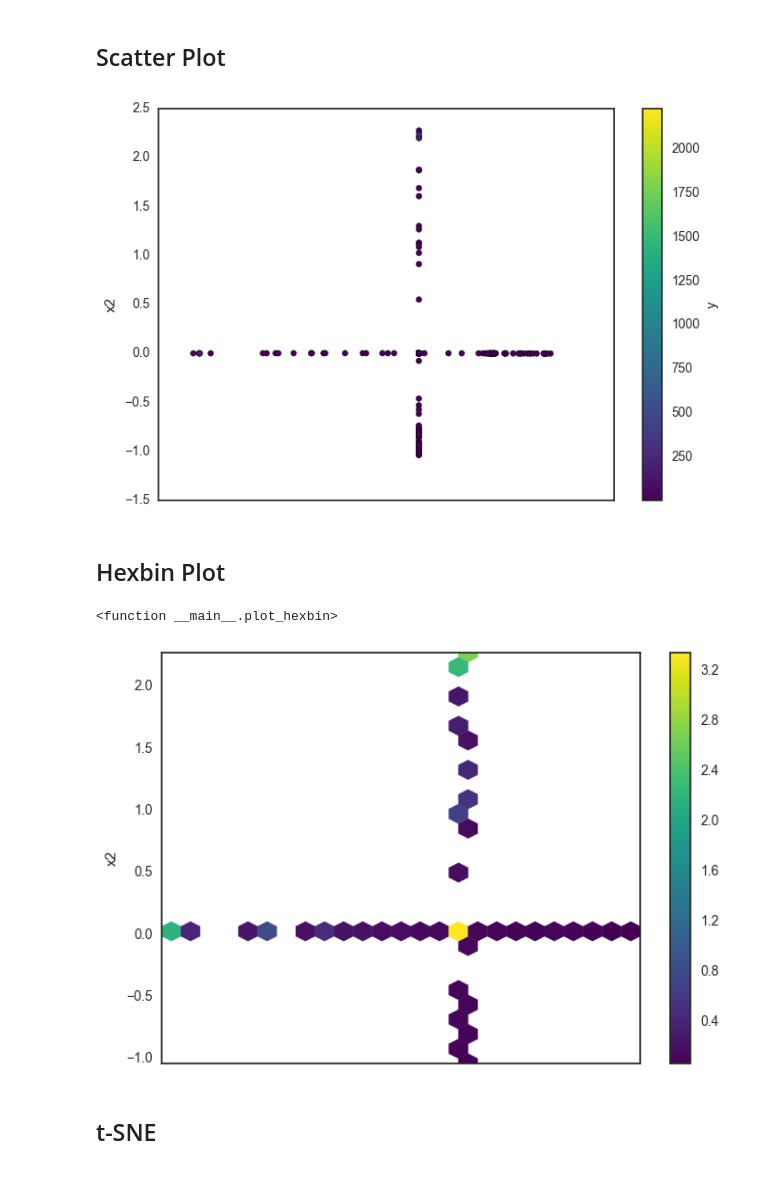
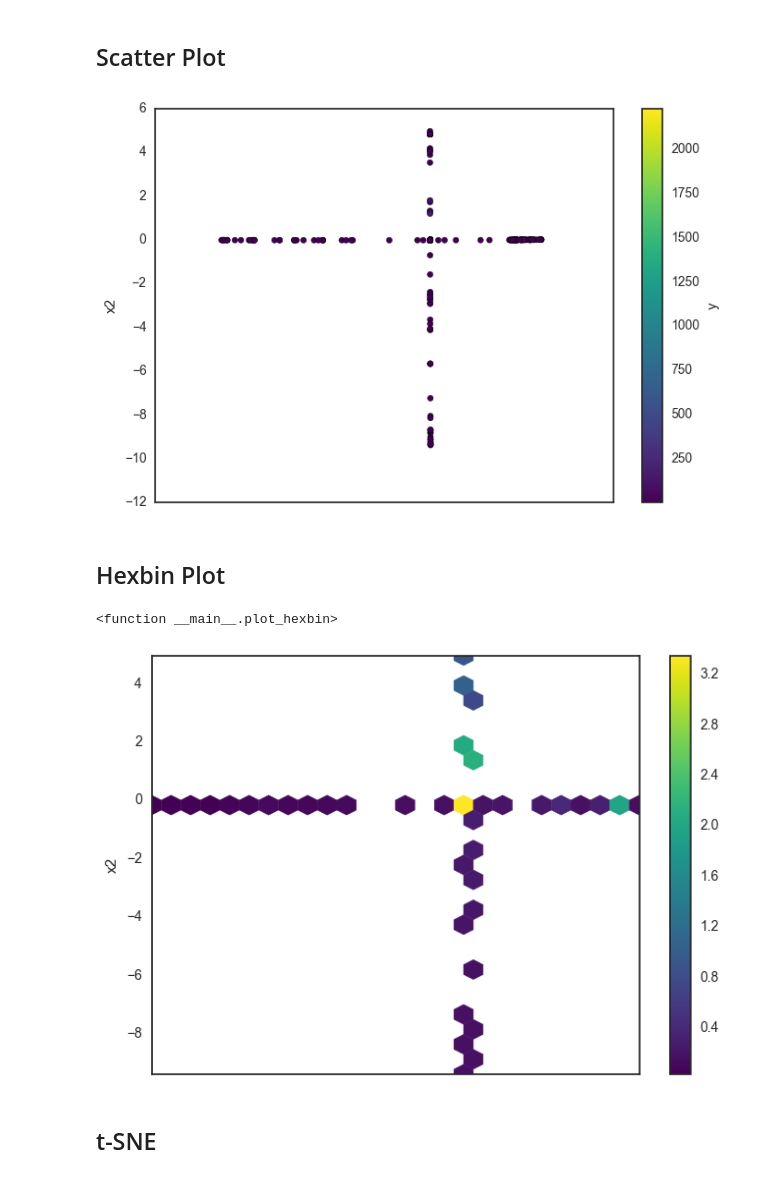
Before and after one commit to effa/dimensionality-reduction, a Jupyter notebook: manifold-learning.ipynb, the cells around one changed output. Cells and saved outputs as stored; diff of their text form; code cells hidden in the pictures.

Commit message:
Feature normalization has been added.

```diff
--- a/manifold-learning.ipynb
+++ b/manifold-learning.ipynb
@@ -15,8 +16,16 @@ from sklearn.manifold import TSNE
 sns.set(style='white')
 # %%
 d1 = pd.read_csv('data/data1.csv', sep=';', header=None)
-samples = 10000 # bumber of samples from whole dataset
-d1_subset = d1.sample(samples)
+
+n = 13  # number of inputs
+input_indices = list(range(n))
+samples = 5000 # number of samples from whole dataset
+
+y = d1[n]
+d1 = pd.DataFrame(preprocessing.scale(d1[input_indices])) # normalization across whole dataset
+d1[n] = y
+
+d1_subset = d1.sample(samples) # sample smaller subset
 print('rows, columns:', d1_subset.shape)
 d1_subset.head()
 # %% [output]
@@ -34,0 +39,5 @@ y = d1_subset[n]
+# %%
+x = d1_subset[input_indices]
+# x = pd.DataFrame(preprocessing.scale(x)) # normalization across subset
+x.index = d1_subset.index
+y = d1_subset[n]
@@ -35,6 +69,6 @@ y = d1_subset[n]
 # %% [markdown]
 ## Isomap
 # %%
-isomap = Isomap()
-x_reduced = pd.DataFrame(isomap.fit_transform(x))
+isomap = Isomap(n_components=2, eigen_solver='dense', n_jobs=-1)
+x_reduced_isomap = pd.DataFrame(isomap.fit_transform(x))
 # %%
@@ -51,7 +85,7 @@ rows, columns: (10000, 2)
 # %%
-x_reduced.index = x.index
-d = pd.concat([x_reduced, y], axis=1)
-d.columns = ['x1', 'x2', 'y']
-d.head()
+x_reduced_isomap.index = x.index
+d_isomap = pd.concat([x_reduced_isomap, y], axis=1)
+d_isomap.columns = ['x1', 'x2', 'y']
+d_isomap.head()
 # %% [output]
 |  | x1 | x2 | y |
@@ -63,25 +97,25 @@ d.head()
 # %% [markdown]
 ## Scatter Plot
 # %%
-d.plot.scatter(x='x1', y='x2', c='y', cmap='viridis');
+d_isomap.plot.scatter(x='x1', y='x2', c='y', cmap='viridis');
 # %% [output]
-[figure, old version]
+[figure, new version]
 # %% [markdown]
 ## Hexbin Plot
 # %%
 def plot_hexbin(gridsize, logscale, maximum):
-    d.plot.hexbin(x='x1', y='x2', C='y',
-                  bins='log' if logscale else None,
-                  gridsize=gridsize,
-                  reduce_C_function=np.max if maximum else np.mean,
-                  cmap='viridis')
+    d_isomap.plot.hexbin(x='x1', y='x2', C='y',
+                         bins='log' if logscale else None,
+                         gridsize=gridsize,
+                         reduce_C_function=np.max if maximum else np.mean,
+                         cmap='viridis')
 
 gridsize = widgets.IntSlider(min=10, max=100, step=5, value=25, description='grid size')
 widgets.interact(plot_hexbin, gridsize=gridsize, logscale=True, maximum=True)
 # assumes we are intersted in maximization
 # %% [output]
 <function __main__.plot_hexbin>
-[figure, old version]
+[figure, new version]
 # %% [markdown]
 ## t-SNE
 # %%
```
Also changed, not shown: parts of 15 cells of this notebook.
